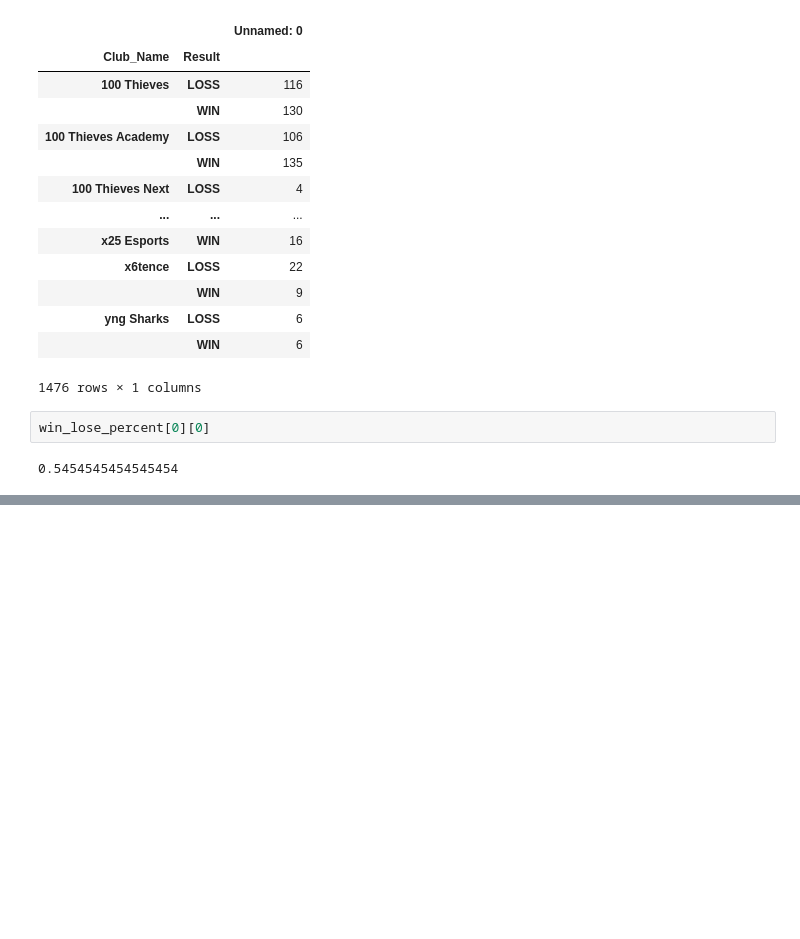
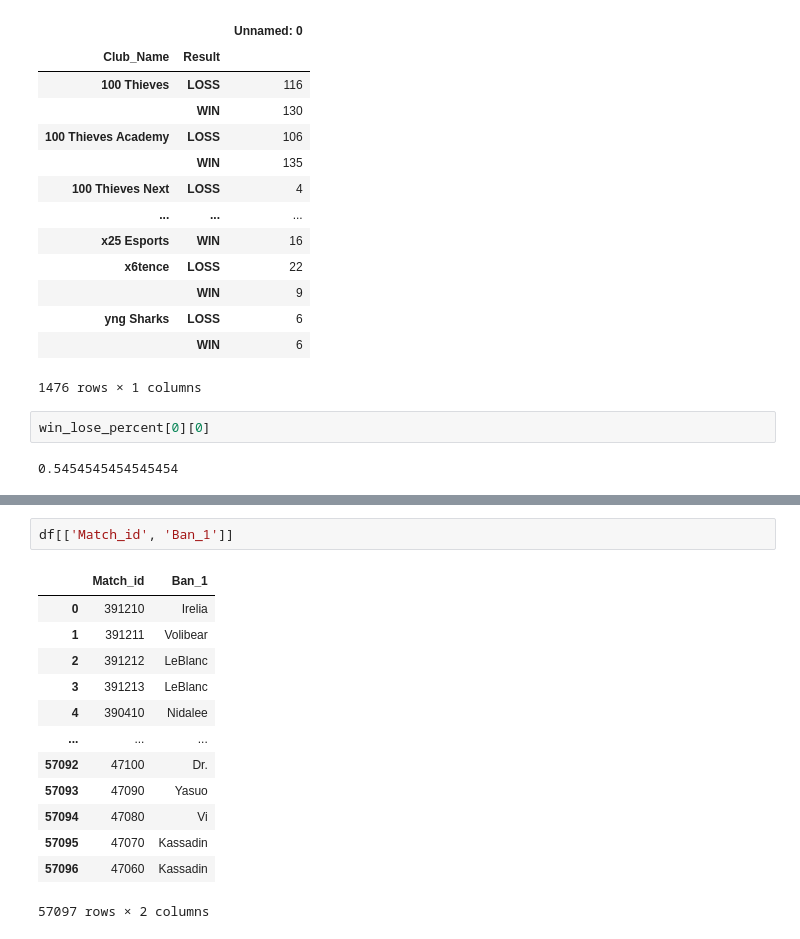
Before and after one commit to KarolKul-KK/League_Pro_Games_Analysis, a Jupyter notebook: notebooks/features_visualization.ipynb, the cells around one changed output, grey strips where cells are left out. Saved outputs shown, nothing was run; the diff lists cells and outputs as text; blank space fills up the shorter version.

```diff
--- a/notebooks/features_visualization.ipynb
+++ b/notebooks/features_visualization.ipynb
@@ -42,0 +103,16 @@ win_lose_percent[0][0]
+# %%
+df[['Match_id', 'Ban_1']]
+# %% [output]
+|  | Match_id | Ban_1 |
+| 0 | 391210 | Irelia |
+| 1 | 391211 | Volibear |
+| 2 | 391212 | LeBlanc |
+| 3 | 391213 | LeBlanc |
+| 4 | 390410 | Nidalee |
+| ... | ... | ... |
+| 57092 | 47100 | Dr. |
+| 57093 | 47090 | Yasuo |
+| 57094 | 47080 | Vi |
+| 57095 | 47070 | Kassadin |
+| 57096 | 47060 | Kassadin |
+57097 rows × 2 columns
```
Also changed, not shown: parts of 16 cells of this notebook.
